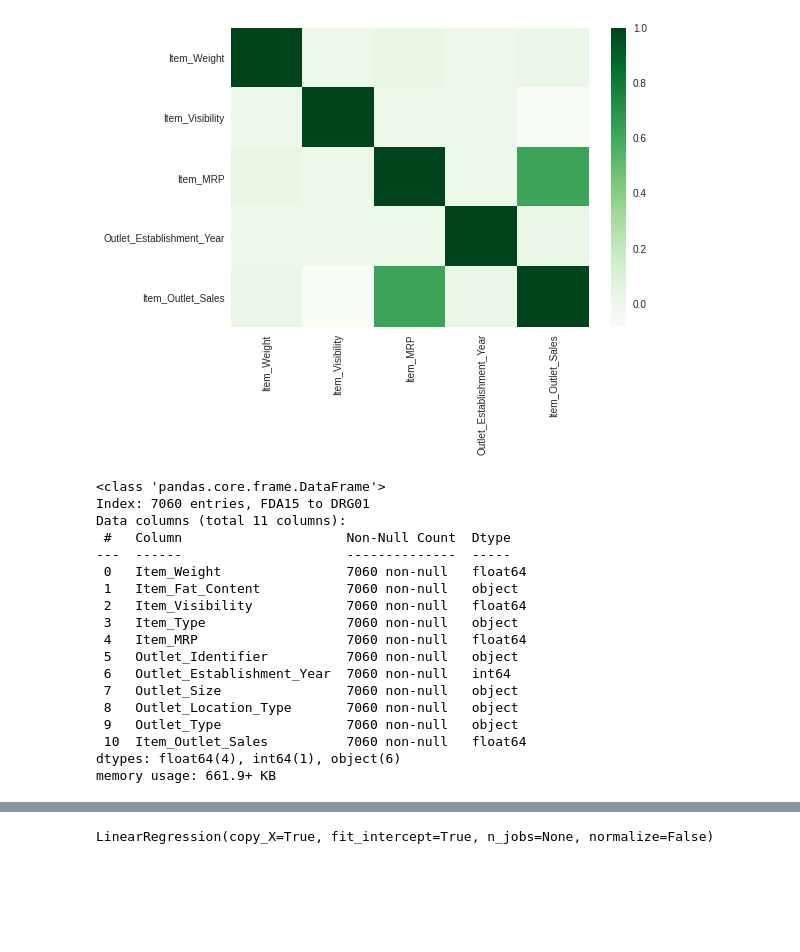
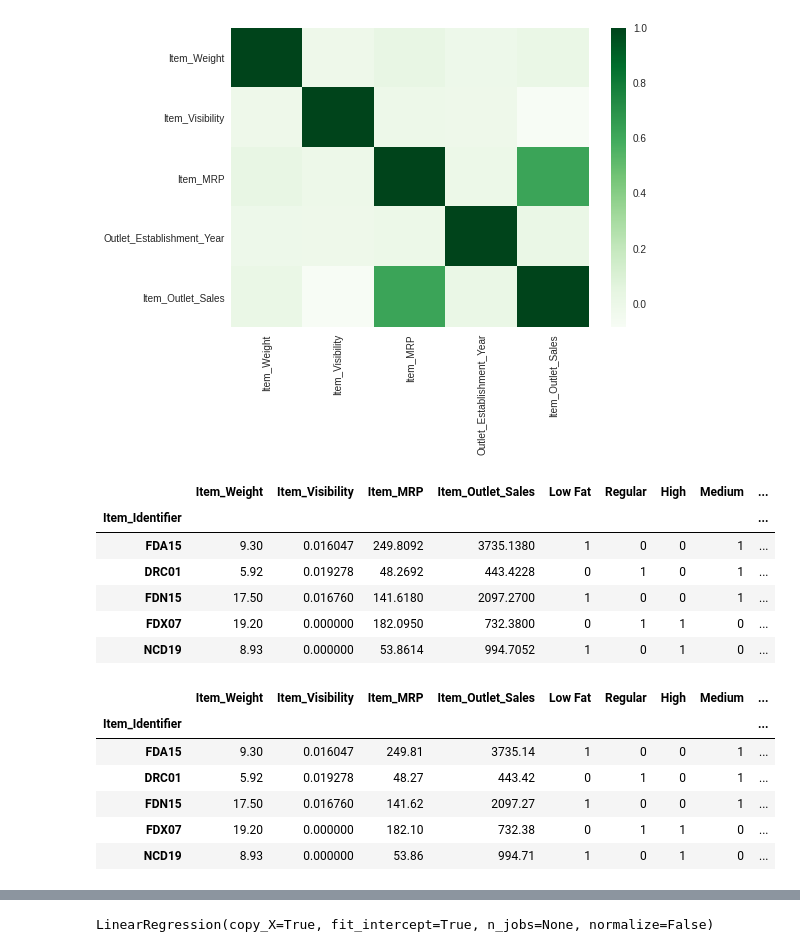
Before and after one commit to munusamymp/sales-predictions, a Jupyter notebook: sales_predictions.ipynb, the cells around one changed output, grey strips where cells are left out. Cells and saved outputs as stored; diff of their text form; code cells hidden in the pictures; blank space fills up the shorter version.

```diff
--- a/sales_predictions.ipynb
+++ b/sales_predictions.ipynb
@@ -198,5 +138,6 @@ memory usage: 661.9+ KB
 # %%
 x1 = list(df['Item_Type'].unique())
+df['Item_Fat_Content'] = df['Item_Fat_Content'].replace('low fat', 'Low Fat').replace('LF', 'Low Fat').replace('reg', 'Regular')
 y1 = list(df.groupby('Item_Type')[['Item_Fat_Content']].count()['Item_Fat_Content'])
 # %%
 y2 = list(df.groupby('Item_Type')[['Item_Outlet_Sales']].sum()['Item_Outlet_Sales'])
@@ -319,0 +264,21 @@ sns.heatmap(corr, cmap = 'Greens');
+# %%
+df['Item_Fat_Content'] = df['Item_Fat_Content'].replace('low fat', 'Low Fat').replace('LF', 'Low Fat').replace('reg', 'Regular')
+item_fat_content = pd.get_dummies(df['Item_Fat_Content'])
+outlet_location_type = pd.get_dummies(df['Outlet_Location_Type'])
+outlet_type = pd.get_dummies(df['Outlet_Type'])
+outlet_size = pd.get_dummies(df['Outlet_Size'])
+outlet_identifier = pd.get_dummies(df['Outlet_Identifier'])
+# %%
+# Dummy Coding Scheme
+
+cols = [ 'Item_Weight', 'Item_Visibility', 'Item_MRP', 'Item_Outlet_Sales' ]
+df = pd.concat([df[cols], item_fat_content, outlet_size, outlet_location_type, outlet_type, outlet_identifier], axis=1)
+df.head()
+# %% [output]
+|  | Item_Weight | Item_Visibility | Item_MRP | Item_Outlet_Sales | Low Fat | Regular | High | Medium | ... |
+| Item_Identifier |  |  |  |  |  |  |  |  | ... |
+| FDA15 | 9.30 | 0.016047 | 249.8092 | 3735.1380 | 1 | 0 | 0 | 1 | ... |
+| DRC01 | 5.92 | 0.019278 | 48.2692 | 443.4228 | 0 | 1 | 0 | 1 | ... |
+| FDN15 | 17.50 | 0.016760 | 141.6180 | 2097.2700 | 1 | 0 | 0 | 1 | ... |
+| FDX07 | 19.20 | 0.000000 | 182.0950 | 732.3800 | 0 | 1 | 1 | 0 | ... |
+| NCD19 | 8.93 | 0.000000 | 53.8614 | 994.7052 | 1 | 0 | 1 | 0 | ... |
@@ -320,21 +288,10 @@ sns.heatmap(corr, cmap = 'Greens');
 # %%
-df.info()
+df.head()
 # %% [output]
-<class 'pandas.core.frame.DataFrame'>
-Index: 7060 entries, FDA15 to DRG01
-Data columns (total 11 columns):
- #   Column                     Non-Null Count  Dtype
----  ------                     --------------  -----
- 0   Item_Weight                7060 non-null   float64
- 1   Item_Fat_Content           7060 non-null   object
- 2   Item_Visibility            7060 non-null   float64
- 3   Item_Type                  7060 non-null   object
- 4   Item_MRP                   7060 non-null   float64
- 5   Outlet_Identifier          7060 non-null   object
- 6   Outlet_Establishment_Year  7060 non-null   int64
- 7   Outlet_Size                7060 non-null   object
- 8   Outlet_Location_Type       7060 non-null   object
- 9   Outlet_Type                7060 non-null   object
- 10  Item_Outlet_Sales          7060 non-null   float64
-dtypes: float64(4), int64(1), object(6)
-memory usage: 661.9+ KB
+|  | Item_Weight | Item_Visibility | Item_MRP | Item_Outlet_Sales | Low Fat | Regular | High | Medium | ... |
+| Item_Identifier |  |  |  |  |  |  |  |  | ... |
+| FDA15 | 9.30 | 0.016047 | 249.81 | 3735.14 | 1 | 0 | 0 | 1 | ... |
+| DRC01 | 5.92 | 0.019278 | 48.27 | 443.42 | 0 | 1 | 0 | 1 | ... |
+| FDN15 | 17.50 | 0.016760 | 141.62 | 2097.27 | 1 | 0 | 0 | 1 | ... |
+| FDX07 | 19.20 | 0.000000 | 182.10 | 732.38 | 0 | 1 | 1 | 0 | ... |
+| NCD19 | 8.93 | 0.000000 | 53.86 | 994.71 | 1 | 0 | 1 | 0 | ... |
```
Also changed, not shown: parts of 43 cells of this notebook.
